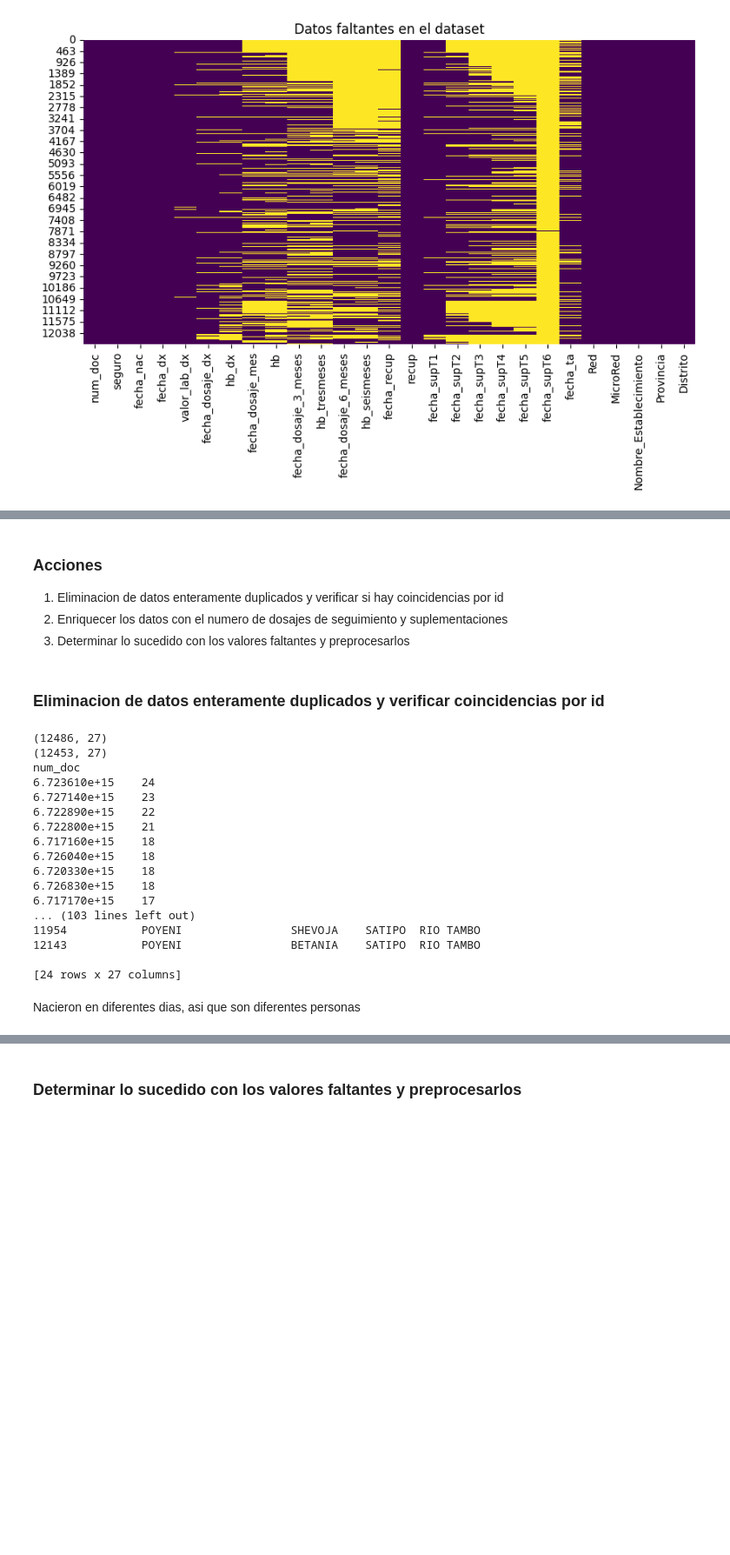
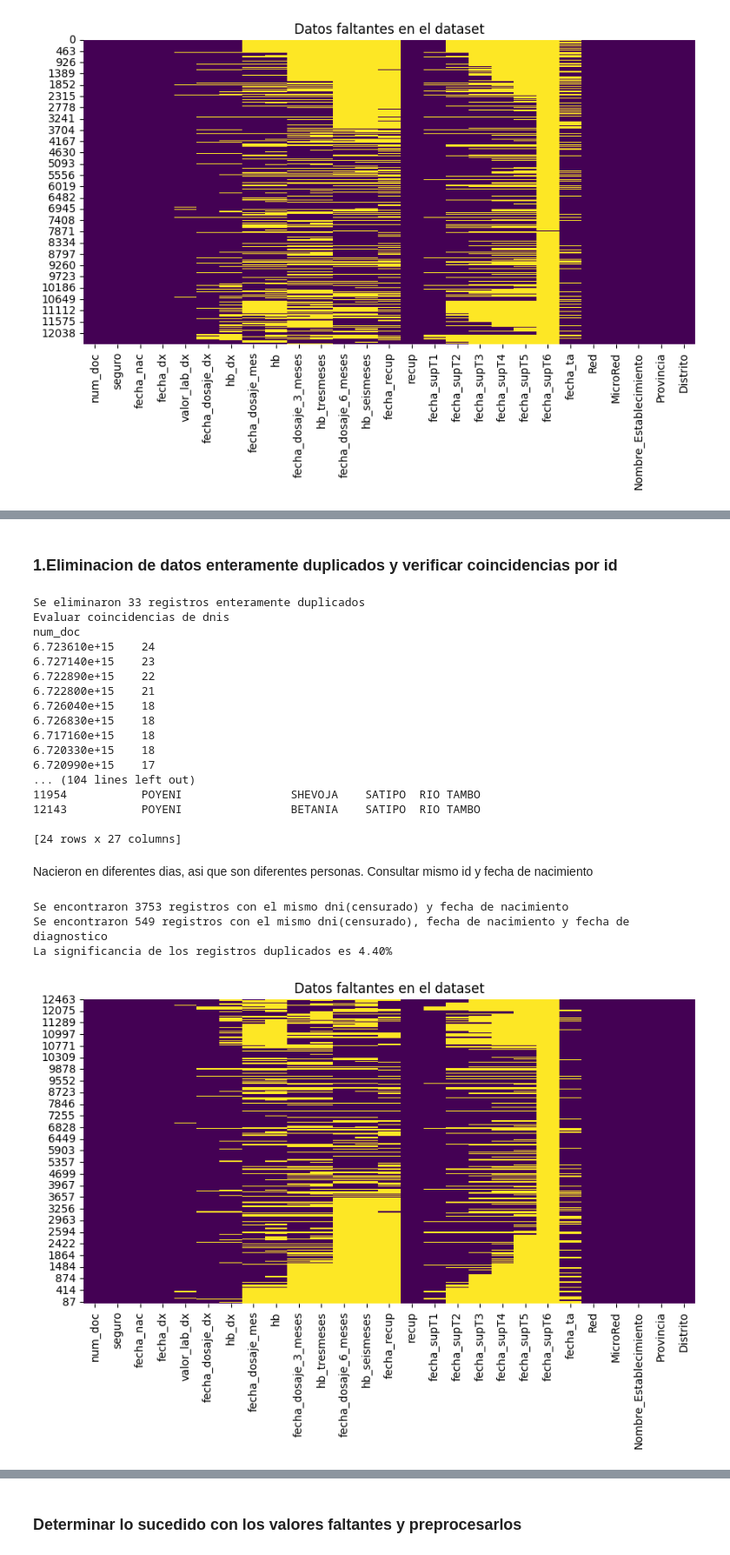
Before and after one commit to R0SEWT/HbJunin, a Jupyter notebook: code/Preprocesamiento.ipynb, the cells around one changed output, grey strips where cells are left out. Shown: that part at 87% size. Drawn from its saved outputs; the diff is of its cells as text; code cells hidden in the pictures; blank space fills up the shorter version.

Commit message:
Fix duplicates

```diff
--- a/code/Preprocesamiento.ipynb
+++ b/code/Preprocesamiento.ipynb
@@ -105,9 +120,12 @@ memory usage: 2.6+ MB
 import matplotlib.pyplot as plt
 import seaborn as sns
 
-plt.figure(figsize=(10,5))
-sns.heatmap(df.isnull(), cbar=False, cmap='viridis')
-plt.title('Datos faltantes en el dataset')
-plt.show()
+def show_missing_data(df):
+    plt.figure(figsize=(10,5))
+    sns.heatmap(df.isnull(), cbar=False, cmap='viridis')
+    plt.title('Datos faltantes en el dataset')
+    plt.show()
+
+show_missing_data(df)
 # %% [output]
 [figure]
@@ -141,39 +164,53 @@ dtype: int64
 # %% [markdown]
-### Acciones
-1. Eliminacion de datos enteramente duplicados y verificar si hay coincidencias por id
-2. Enriquecer los datos con el numero de dosajes de seguimiento y suplementaciones
-3. Determinar lo sucedido con los valores faltantes y preprocesarlos
+### 1.Eliminacion de datos enteramente duplicados y verificar coincidencias por id
-# %% [markdown]
-### Eliminacion de datos enteramente duplicados y verificar coincidencias por id
 # %%
 # Eliminar registros duplicados
-print(df.shape)
+n = df.shape[0]
 df = df.drop_duplicates()
-print(df.shape)
+print(f'Se eliminaron {n - df.shape[0]} registros enteramente duplicados')
 
 # coincidencias de dnis
+print('Evaluar coincidencias de dnis')
+colisiones = df['num_doc'].value_counts()
+print(colisiones.head(10))
 
-print(df['num_doc'].value_counts().head(10))
-
-# ver los registros con dnis repetidos
-print(df[df['num_doc'] == 6.723610e+15])
+print('Registros con dnis duplicados')
+print(df[df['num_doc'] == colisiones.index[0]])
 # %% [output]
-(12486, 27)
-(12453, 27)
+Se eliminaron 33 registros enteramente duplicados
+Evaluar coincidencias de dnis
 num_doc
 6.723610e+15    24
 6.727140e+15    23
 6.722890e+15    22
 6.722800e+15    21
+6.726040e+15    18
+6.726830e+15    18
 6.717160e+15    18
-6.726040e+15    18
 6.720330e+15    18
-6.726830e+15    18
-6.717170e+15    17
-... (103 lines left out)
+6.720990e+15    17
+... (104 lines left out)
 11954           POYENI                SHEVOJA    SATIPO  RIO TAMBO
 12143           POYENI                BETANIA    SATIPO  RIO TAMBO
 
 [24 rows x 27 columns]
 # %% [markdown]
-Nacieron en diferentes dias, asi que son diferentes personas
+Nacieron en diferentes dias, asi que son diferentes personas.
+Consultar mismo id y fecha de nacimiento
+# %%
+# personas con el mismo id, fecha de nacimiento, fecha diagnostico
+
+same_person = df[df.duplicated(['num_doc', 'fecha_nac'], keep=False)] # keep=False para marcar todos los duplicados
+print(f'Se encontraron {same_person.shape[0]} registros con el mismo dni(censurado) y fecha de nacimiento')
+
+same_in = same_person[same_person.duplicated(['num_doc', 'fecha_nac', 'fecha_dx'], keep=False)]
+print(f'Se encontraron {same_in.shape[0]} registros con el mismo dni(censurado), fecha de nacimiento y fecha de diagnostico')
+df_sm = same_in.sort_values(['fecha_dx','fecha_nac', 'num_doc'])
+
+print(f'La significancia de los registros duplicados es {df_sm.shape[0]/df.shape[0]:.2%}')
+show_missing_data(df_sm)
+# %% [output]
+Se encontraron 3753 registros con el mismo dni(censurado) y fecha de nacimiento
+Se encontraron 549 registros con el mismo dni(censurado), fecha de nacimiento y fecha de diagnostico
+La significancia de los registros duplicados es 4.40%
+[figure, added]
```
Also changed, not shown: parts of 29 cells of this notebook, 1 other file.
